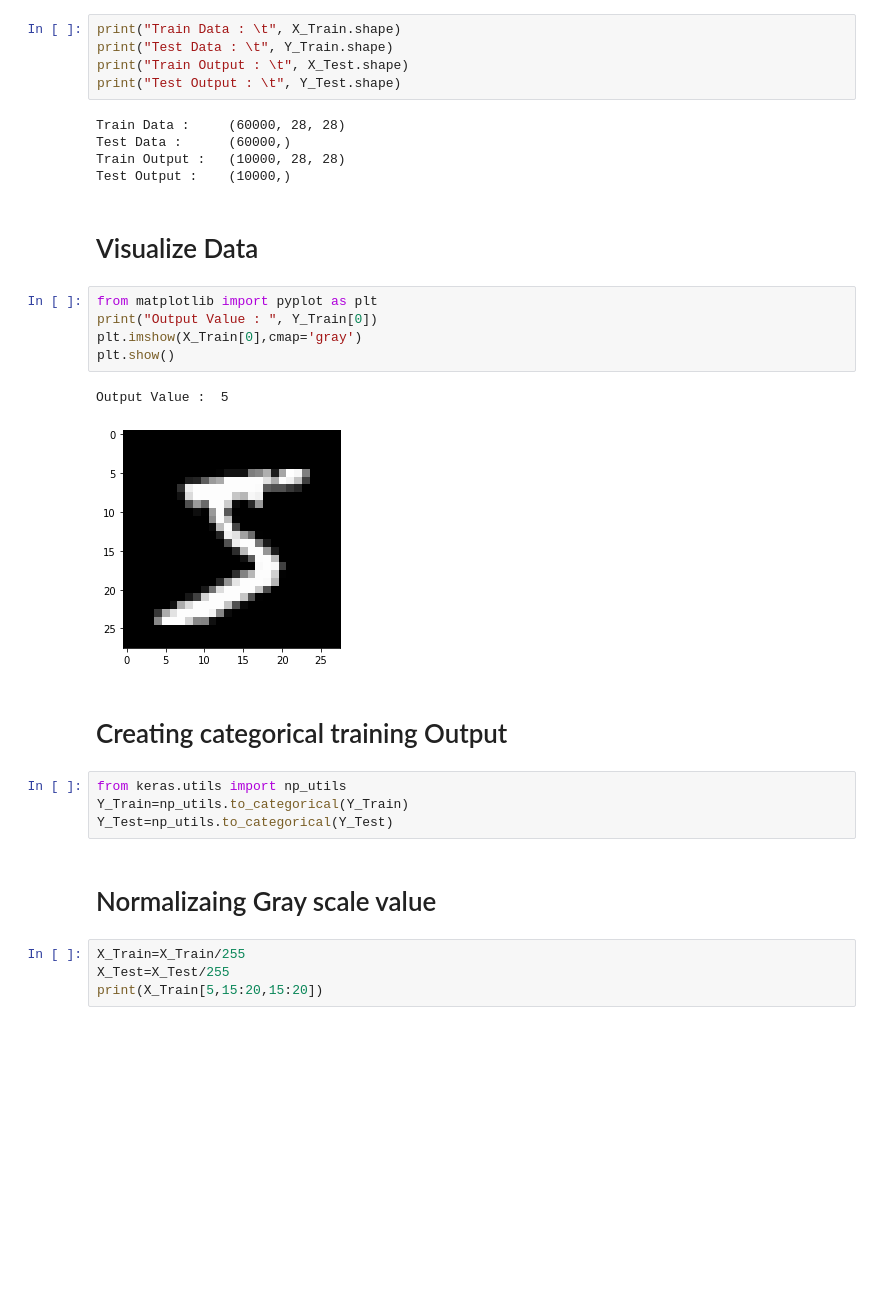
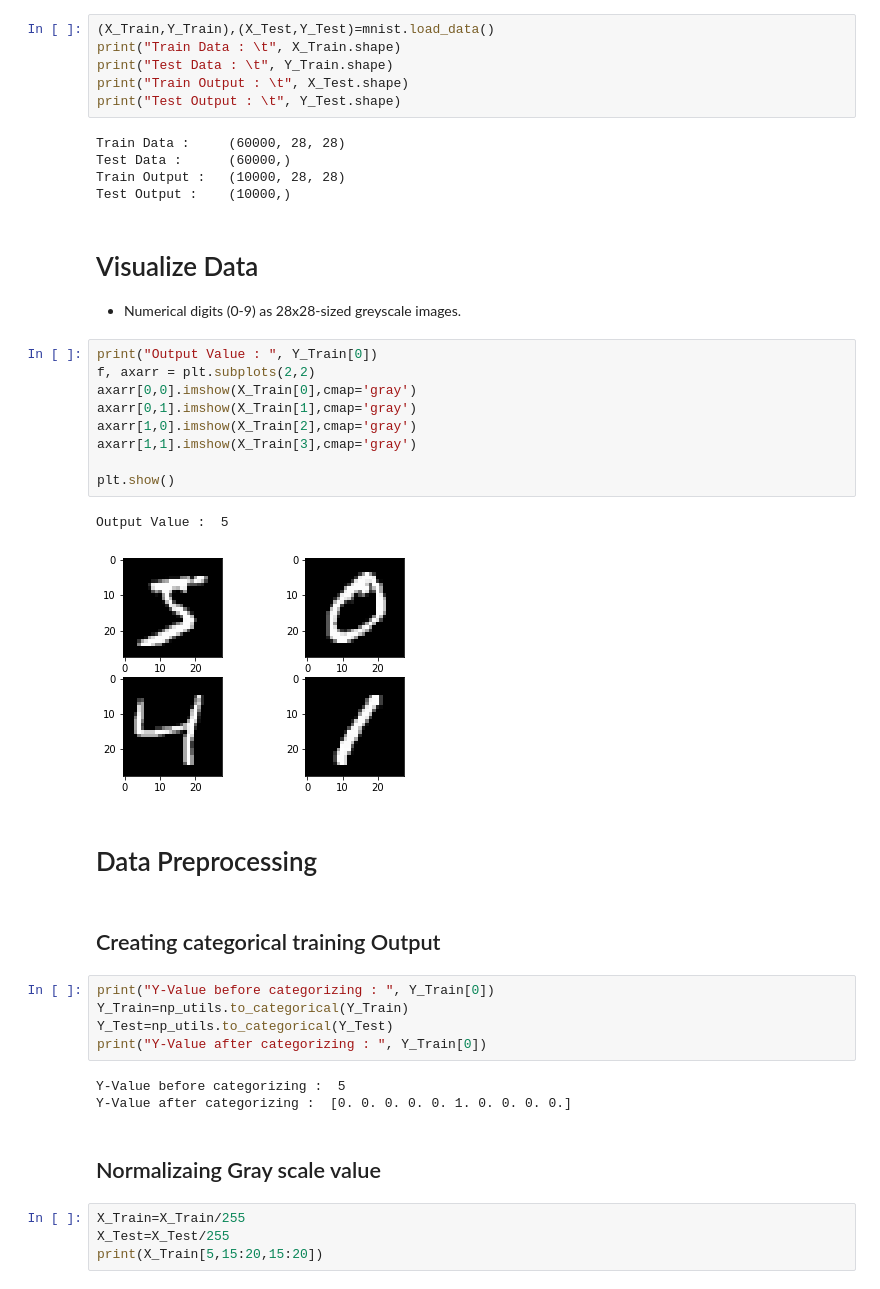
Before and after one commit to weasel-codes/google-colab, a Jupyter notebook: NeuralNetworkMNIST.ipynb, the cells around one changed output. Drawn from its saved outputs; the diff is of its cells as text; blank space fills up the shorter version.

```diff
--- a/NeuralNetworkMNIST.ipynb
+++ b/NeuralNetworkMNIST.ipynb
@@ -10,4 +30,5 @@ from keras.datasets import mnist
 # %%
+(X_Train,Y_Train),(X_Test,Y_Test)=mnist.load_data()
 print("Train Data : \t", X_Train.shape)
 print("Test Data : \t", Y_Train.shape)
 print("Train Output : \t", X_Test.shape)
@@ -17,24 +38,35 @@ Train Data :     (60000, 28, 28)
 Test Data :      (60000,)
 Train Output :   (10000, 28, 28)
 Test Output :    (10000,)
+# %% [markdown]
+# Visualize Data
+* Numerical digits (0-9) as 28x28-sized greyscale images.
+# %%
+print("Output Value : ", Y_Train[0])
+f, axarr = plt.subplots(2,2)
+axarr[0,0].imshow(X_Train[0],cmap='gray')
+axarr[0,1].imshow(X_Train[1],cmap='gray')
+axarr[1,0].imshow(X_Train[2],cmap='gray')
+axarr[1,1].imshow(X_Train[3],cmap='gray')
+
+plt.show()
+# %% [output]
+Output Value :  5
+[figure, added]
 # %% [markdown]
-# Visualize Data
+# Data Preprocessing
-# %%
-from matplotlib import pyplot as plt
-print("Output Value : ", Y_Train[0])
-plt.imshow(X_Train[0],cmap='gray')
-plt.show()
-# %% [output]
-Output Value :  5
-[figure, removed]
 # %% [markdown]
-# Creating categorical training Output
+## Creating categorical training Output
 # %%
-from keras.utils import np_utils
+print("Y-Value before categorizing : ", Y_Train[0])
 Y_Train=np_utils.to_categorical(Y_Train)
 Y_Test=np_utils.to_categorical(Y_Test)
+print("Y-Value after categorizing : ", Y_Train[0])
+# %% [output]
+Y-Value before categorizing :  5
+Y-Value after categorizing :  [0. 0. 0. 0. 0. 1. 0. 0. 0. 0.]
 # %% [markdown]
-# Normalizaing Gray scale value
+## Normalizaing Gray scale value
 # %%
 X_Train=X_Train/255
 X_Test=X_Test/255
```
Also changed, not shown: parts of 15 cells of this notebook.
